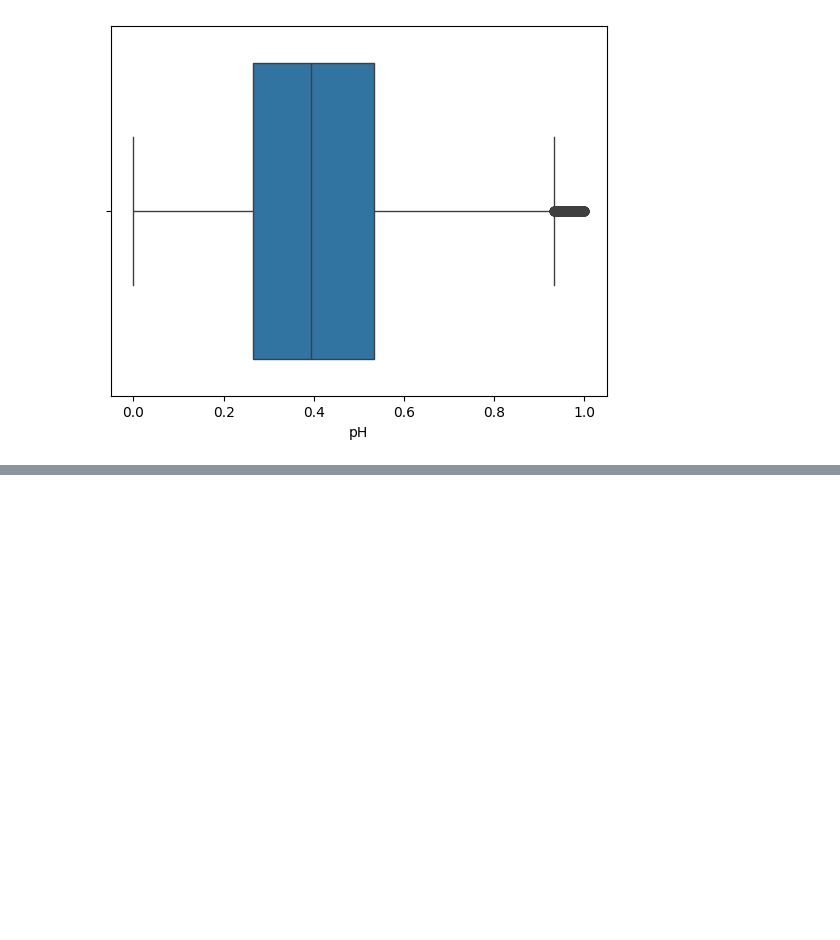
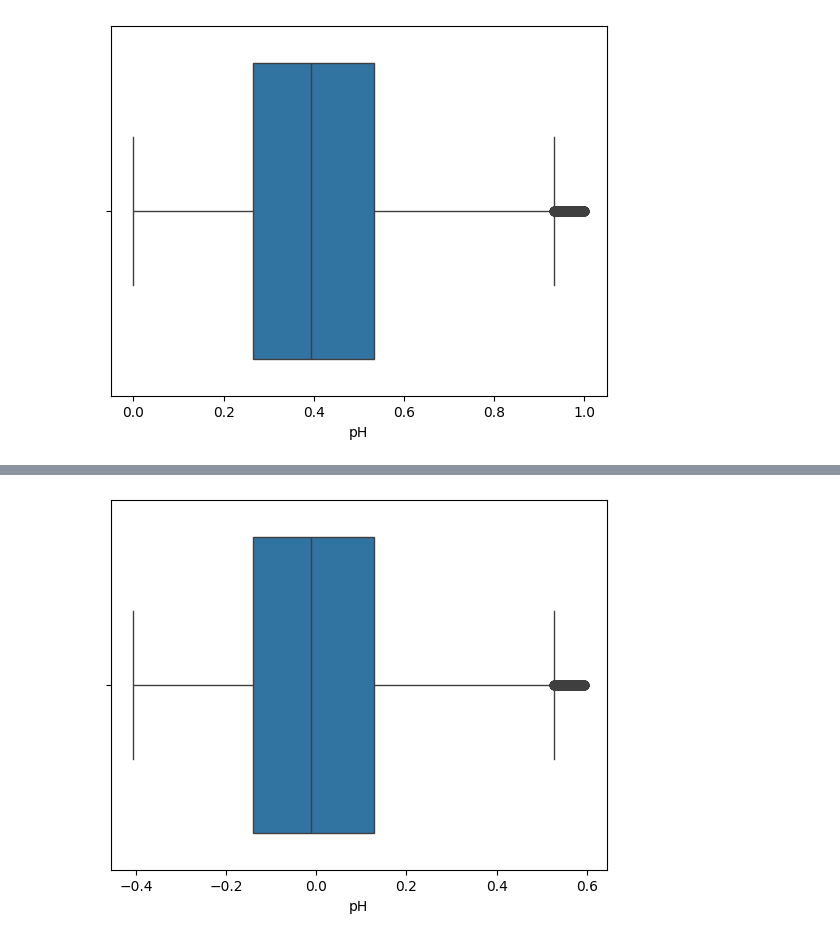
Before and after one commit to KryptoVader/DataScience_Journey, a Jupyter notebook: Analysis/Day2.ipynb, the cells around one changed output, grey strips where cells are left out. Cells and saved outputs as stored; diff of their text form; code cells hidden in the pictures; blank space fills up the shorter version.

Commit message:
Implemented Mean Scaler

```diff
--- a/Analysis/Day2.ipynb
+++ b/Analysis/Day2.ipynb
@@ -478,0 +483,6 @@ plt.show()
+# %%
+X_train_scaled_manual = pd.DataFrame()
+for i in X_train.columns:
+    X_train_scaled_manual[i] = (X_train[i] - X_train[i].mean()) / (X_train[i].max() - X_train[i].min())
+
+X_train_scaled_manual
@@ -478,0 +503,5 @@ plt.show()
+# %%
+sns.boxplot(data = X_train_scaled_manual, x = 'pH')
+plt.show()
+# %% [output]
+[figure, added]
```
Also changed, not shown: parts of 3 cells of this notebook.
